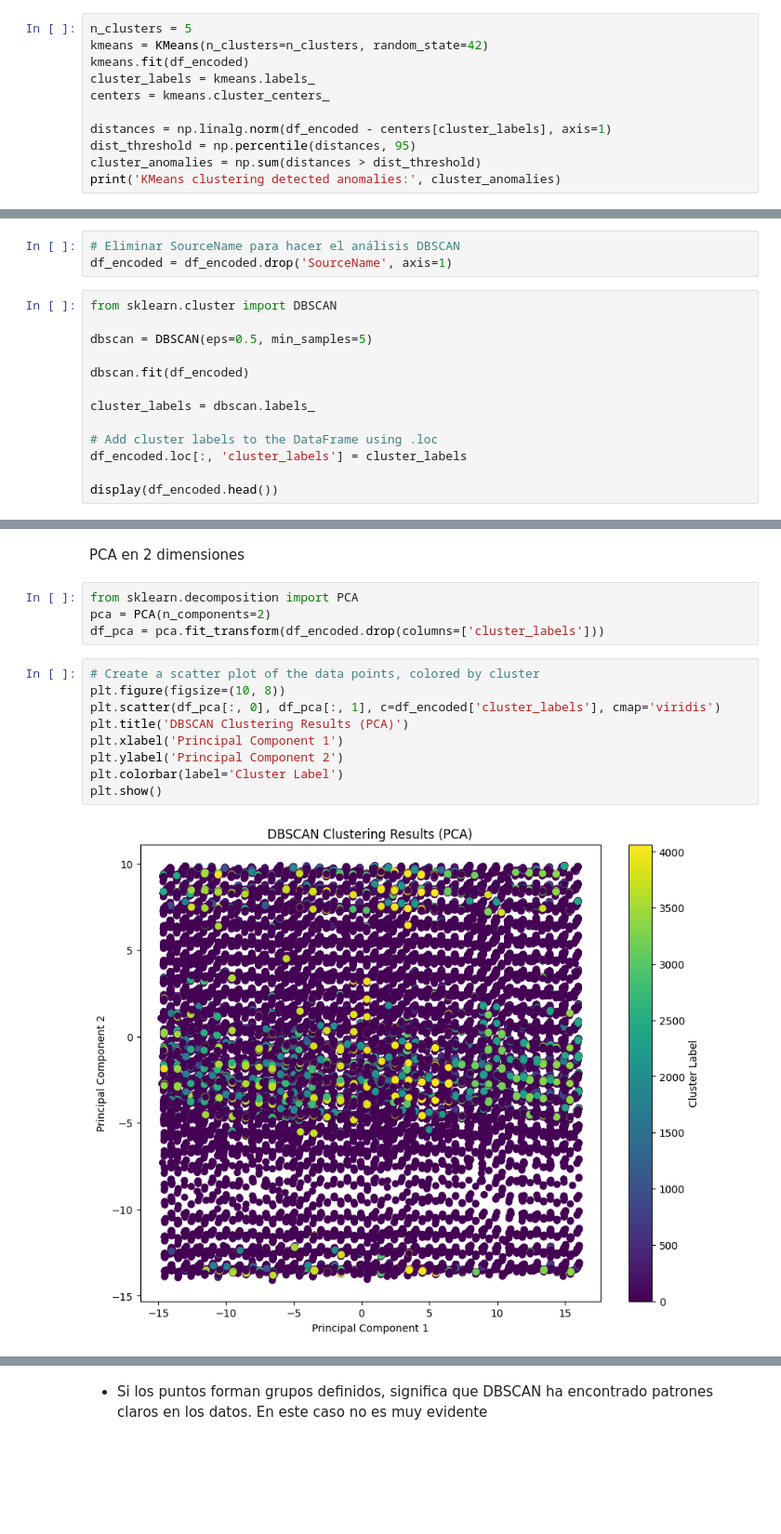
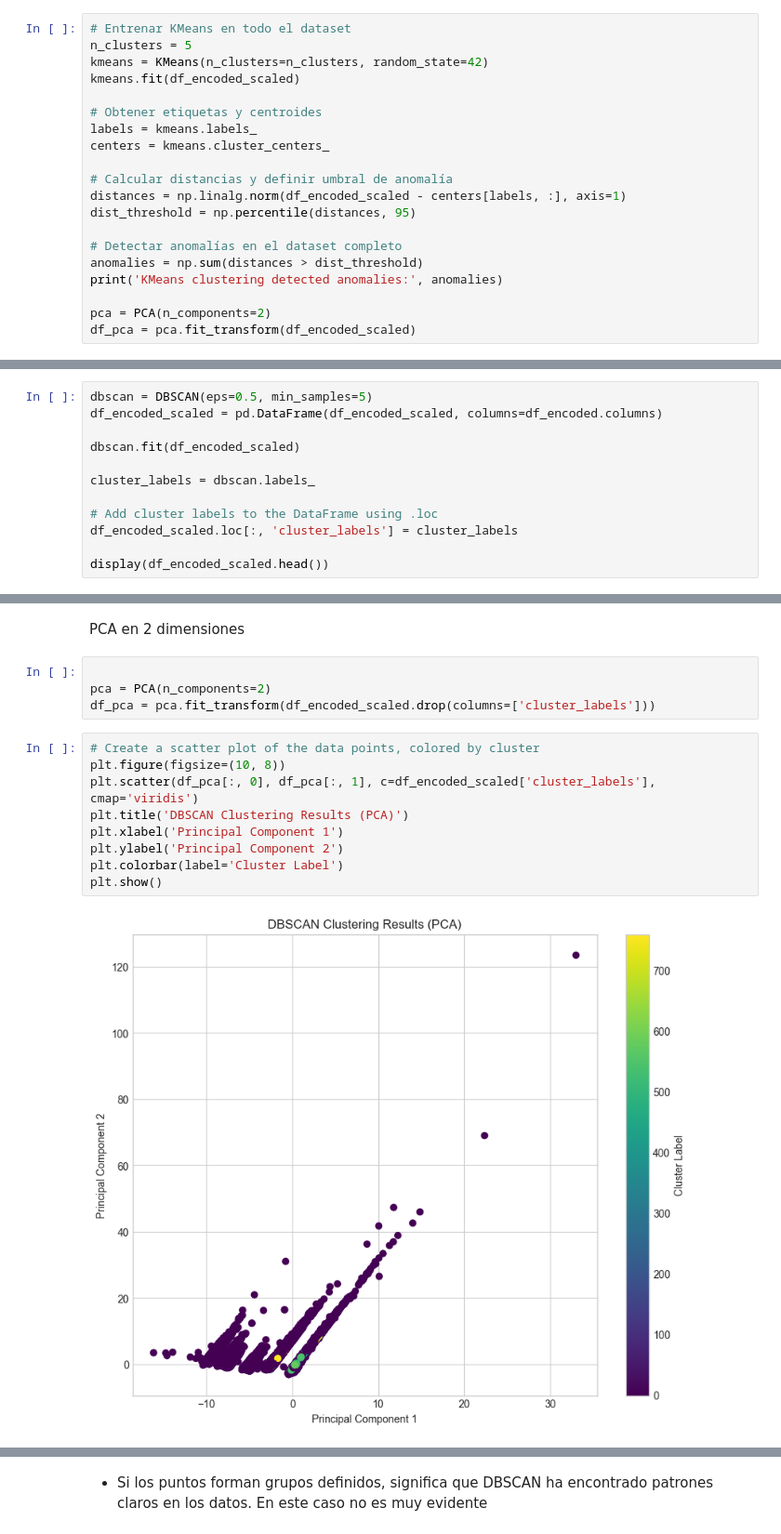
Before and after one commit to lauraich/running_anomalies_detection_data_analysis, a Jupyter notebook: Proyecto_final_analisis_de_datos_I.ipynb, the cells around one changed output, grey strips where cells are left out. Shown at 93% size. Cells and saved outputs as stored; diff of their text form; blank space fills up the shorter version.

```diff
--- a/Proyecto_final_analisis_de_datos_I.ipynb
+++ b/Proyecto_final_analisis_de_datos_I.ipynb
@@ -1057,13 +1047,22 @@ print('One-Class SVM detected anomalies:', svm_anomalies)
 # %% [markdown]
 ## Kmeans
 # %%
+# Entrenar KMeans en todo el dataset
 n_clusters = 5
 kmeans = KMeans(n_clusters=n_clusters, random_state=42)
-kmeans.fit(df_encoded)
-cluster_labels = kmeans.labels_
+kmeans.fit(df_encoded_scaled)
+
+# Obtener etiquetas y centroides
+labels = kmeans.labels_
 centers = kmeans.cluster_centers_
 
-distances = np.linalg.norm(df_encoded - centers[cluster_labels], axis=1)
+# Calcular distancias y definir umbral de anomalía
+distances = np.linalg.norm(df_encoded_scaled - centers[labels, :], axis=1)
 dist_threshold = np.percentile(distances, 95)
-cluster_anomalies = np.sum(distances > dist_threshold)
-print('KMeans clustering detected anomalies:', cluster_anomalies)
+
+# Detectar anomalías en el dataset completo
+anomalies = np.sum(distances > dist_threshold)
+print('KMeans clustering detected anomalies:', anomalies)
+
+pca = PCA(n_components=2)
+df_pca = pca.fit_transform(df_encoded_scaled)
@@ -1071,21 +1179,17 @@ print('KMeans clustering detected anomalies:', cluster_anomalies)
 ## DBSCAN
 
 Density-Based Spatial Clustering of Applications with Noise es un algoritmo de clustering que agrupa puntos en función de su densidad y será usado para el proceso de identificación de datos atípicos
-# %%
-# Eliminar SourceName para hacer el análisis DBSCAN
-df_encoded = df_encoded.drop('SourceName', axis=1)
 # %%
-from sklearn.cluster import DBSCAN
+dbscan = DBSCAN(eps=0.5, min_samples=5)
+df_encoded_scaled = pd.DataFrame(df_encoded_scaled, columns=df_encoded.columns)
 
-dbscan = DBSCAN(eps=0.5, min_samples=5)
-
-dbscan.fit(df_encoded)
+dbscan.fit(df_encoded_scaled)
 
 cluster_labels = dbscan.labels_
 
 # Add cluster labels to the DataFrame using .loc
-df_encoded.loc[:, 'cluster_labels'] = cluster_labels
+df_encoded_scaled.loc[:, 'cluster_labels'] = cluster_labels
 
-display(df_encoded.head())
+display(df_encoded_scaled.head())
 # %% [output]
 |  | DurationInSeconds | DistanceInMeters | Steps | AverageSpeedInMetersPerSecond | AveragePaceInMinutesPerKilometer | ... |
@@ -1097,20 +1202,20 @@ display(df_encoded.head())
 # %% [markdown]
 PCA en 2 dimensiones
 # %%
-from sklearn.decomposition import PCA
+
 pca = PCA(n_components=2)
-df_pca = pca.fit_transform(df_encoded.drop(columns=['cluster_labels']))
+df_pca = pca.fit_transform(df_encoded_scaled.drop(columns=['cluster_labels']))
 # %%
 # Create a scatter plot of the data points, colored by cluster
 plt.figure(figsize=(10, 8))
-plt.scatter(df_pca[:, 0], df_pca[:, 1], c=df_encoded['cluster_labels'], cmap='viridis')
+plt.scatter(df_pca[:, 0], df_pca[:, 1], c=df_encoded_scaled['cluster_labels'], cmap='viridis')
 plt.title('DBSCAN Clustering Results (PCA)')
 plt.xlabel('Principal Component 1')
 plt.ylabel('Principal Component 2')
 plt.colorbar(label='Cluster Label')
 plt.show()
 # %% [output]
-[figure, old version]
+[figure, new version]
 # %%
 plt.figure(figsize=(8, 6))
 plt.bar(range(1, 3), pca.explained_variance_ratio_, alpha=0.7)
```
Also changed, not shown: parts of 43 cells of this notebook.
